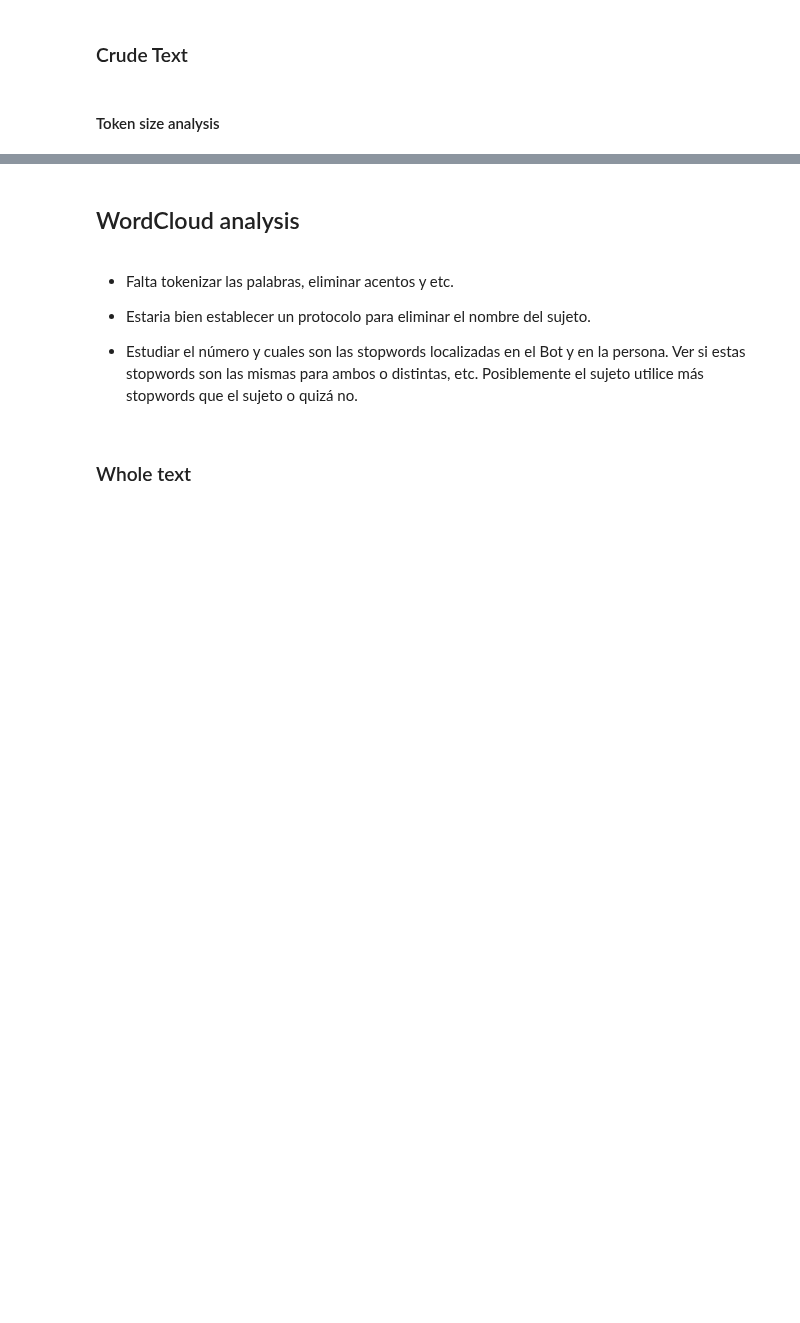
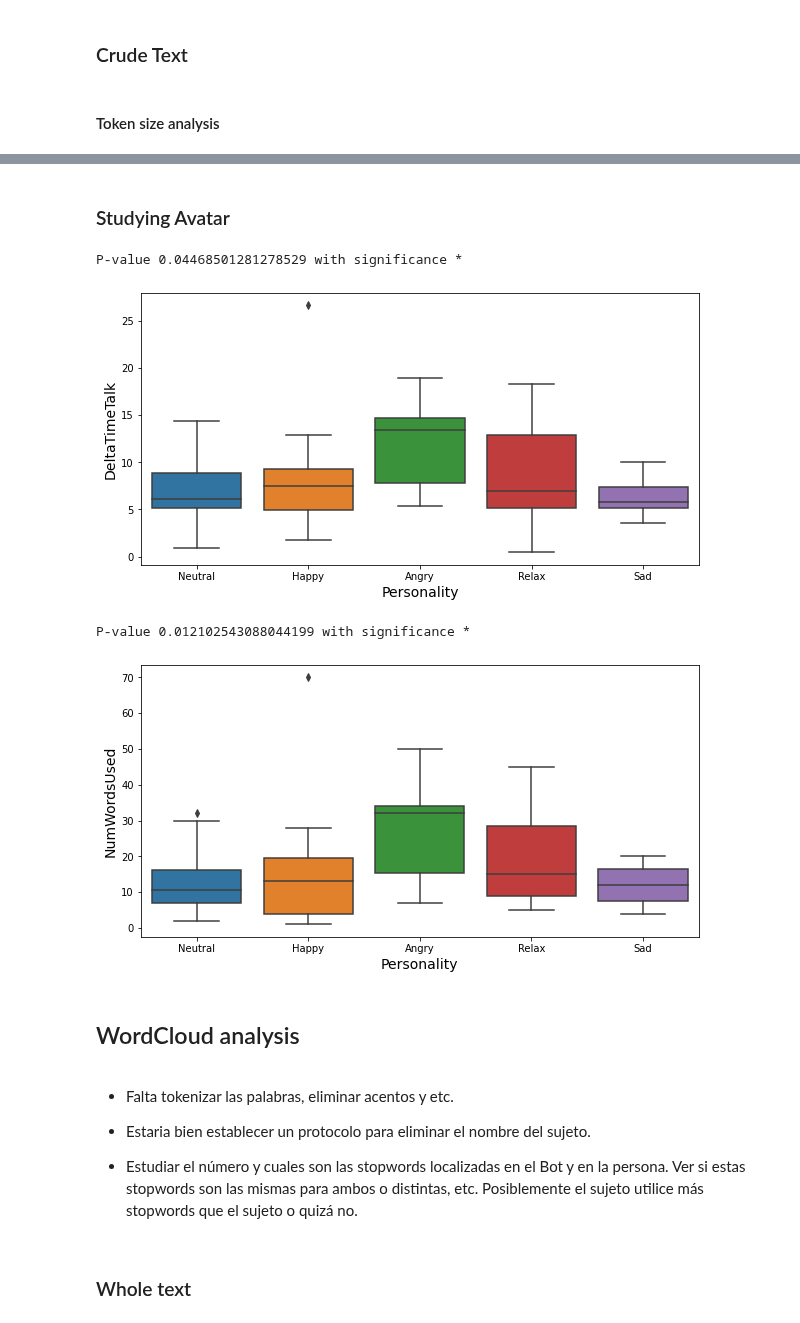
Before and after one commit to ASAPLableni/LableniBot, a Jupyter notebook: DataAnalysis/PipelineAnalysis.ipynb, the cells around one changed output, grey strips where cells are left out. Drawn from its saved outputs; the diff is of its cells as text; code cells hidden in the pictures; blank space fills up the shorter version.

```diff
--- a/DataAnalysis/PipelineAnalysis.ipynb
+++ b/DataAnalysis/PipelineAnalysis.ipynb
@@ -702,3 +824,26 @@ Mean Number of words for ALL by sentence = 7.6143 +/- 5.2367 ; Median = 6.0 ; Mi
+# %% [markdown]
+### Studying Avatar
+# %%
+df_to_plot = df_met_by_sent[df_met_by_sent["Source"] == "Bot"]
+
+# Check differences between the time talking between the male and female bot.
+
+aute.make_binary_plot(data=df_to_plot,
+                      x_feat="Personality", x_name="Personality",
+                      y_feat="DeltaTimeTalk", y_name="DeltaTimeTalk")
+
+# -------------------------------------------------------------------------------
+
+# Check differences between the number of words used between the male and female bot.
+
+aute.make_binary_plot(data=df_to_plot,
+                      x_feat="Personality", x_name="Personality",
+                      y_feat="NumWordsUsed", y_name="NumWordsUsed")
+# %% [output]
+P-value 0.04468501281278529 with significance *
+[figure, added]
+P-value 0.012102543088044199 with significance *
+[figure, added]
 # %% [markdown]
 ## WordCloud analysis
 # %% [markdown]
```
Also changed, not shown: parts of 24 cells of this notebook, 2 other files.
